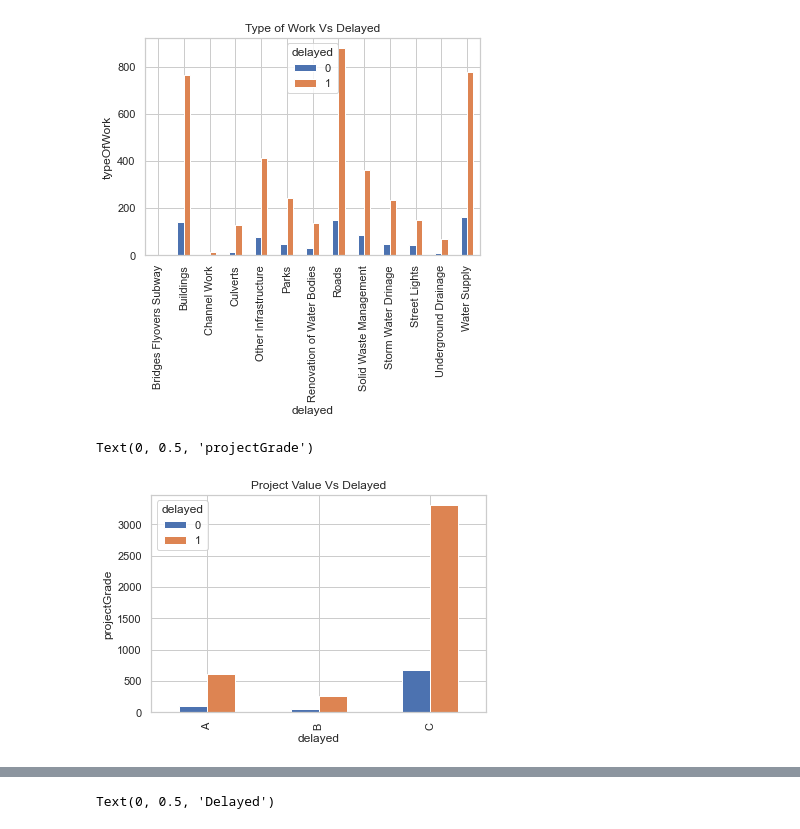
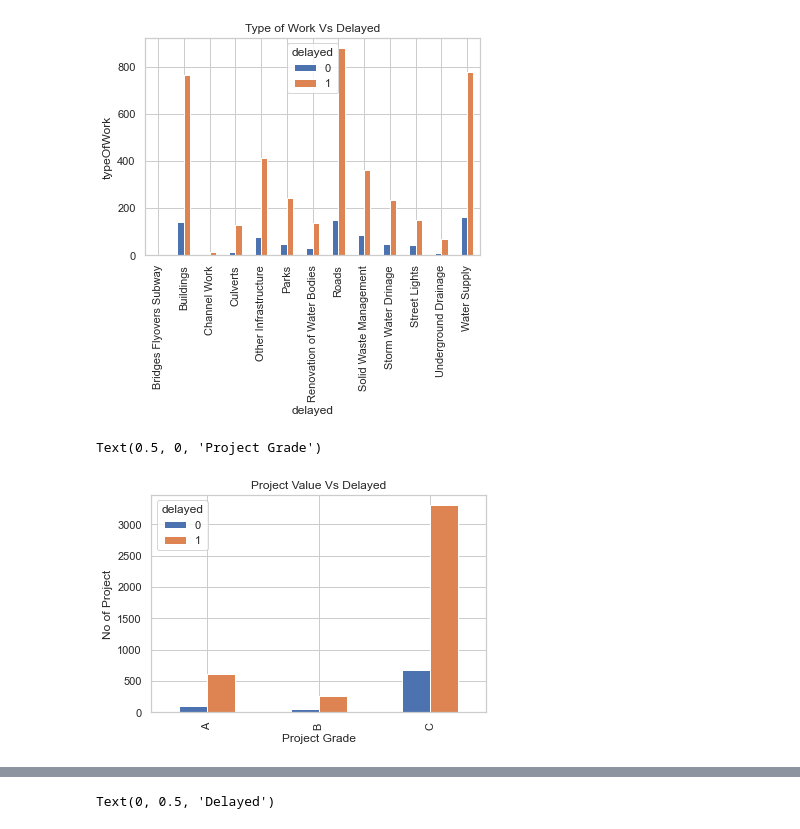
Before and after one commit to karthikeyanVK/MAWSPredictionModel, a Jupyter notebook: TenderSucessPrediction.ipynb, the cells around one changed output, grey strips where cells are left out. Drawn from its saved outputs; the diff is of its cells as text; code cells hidden in the pictures.

```diff
--- a/TenderSucessPrediction.ipynb
+++ b/TenderSucessPrediction.ipynb
@@ -159,17 +159,17 @@ Text(0, 0.5, 'typeOfWork')
 # %%
 df['projectGrade'] = 'A'
 df.loc[df['projectValue'].between(0, 5000000, 'right'), 'projectGrade'] = 'C'
 df.loc[df['projectValue'].between(5000000, 10000000, 'right'), 'projectGrade'] = 'B'
 df.loc[df['projectValue'].between(10000000, 1000000000, 'right'), 'projectGrade'] = 'A'
 
 %matplotlib inline
 pd.crosstab(df.projectGrade,df.delayed).plot(kind='bar')
 plt.title('Project Value Vs Delayed')
-plt.xlabel('delayed')
-plt.ylabel('projectGrade')
+plt.ylabel('No of Project')
+plt.xlabel('Project Grade')
 # %% [output]
-Text(0, 0.5, 'projectGrade')
+Text(0.5, 0, 'Project Grade')
-[figure, old version]
+[figure, new version]
 # %%
 cat_columns = ['Region', 'District', 'Municipality', 'typeOfWork',
                'Name_of_Approver', 'Name_of_Commissioner','projectGrade']
```
Also changed, not shown: parts of 3 cells of this notebook, 1 other file.
